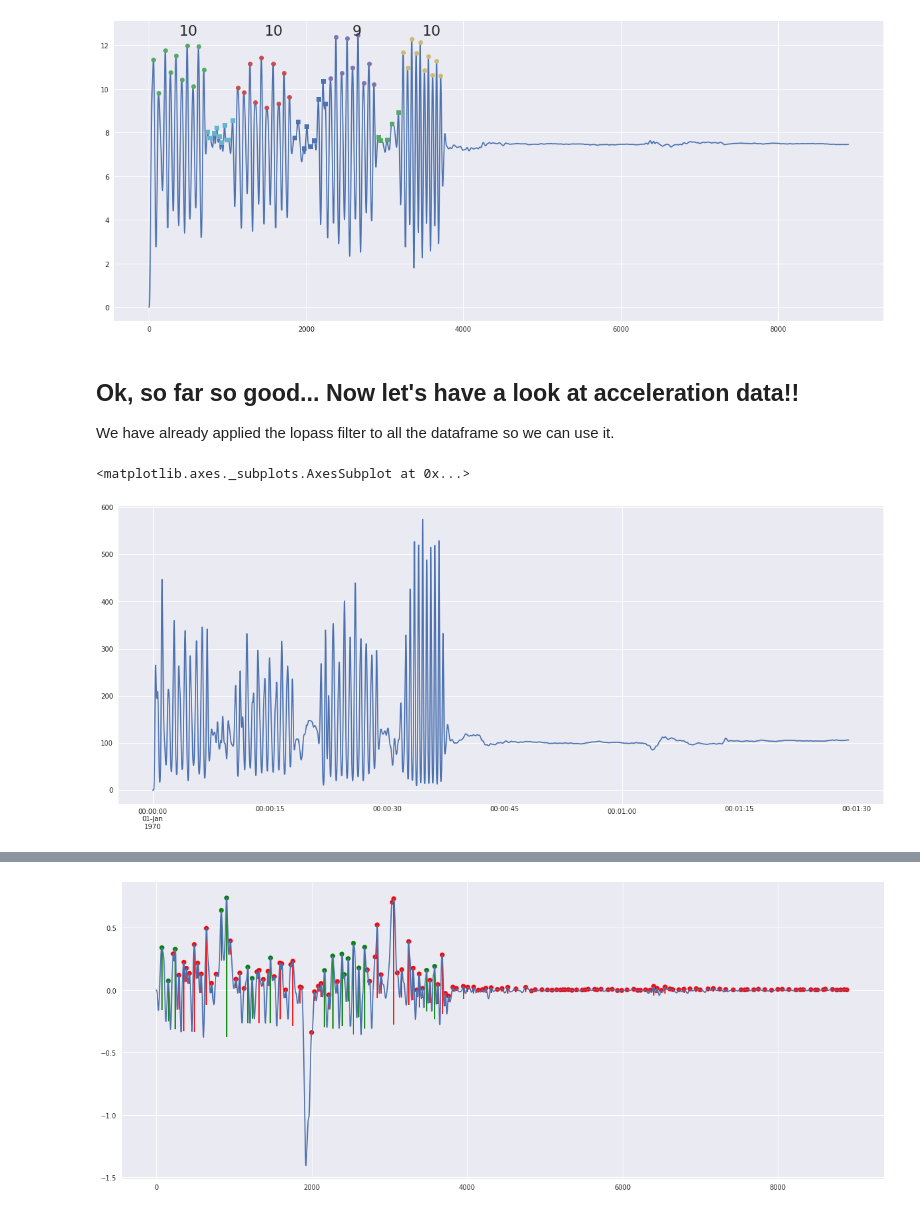
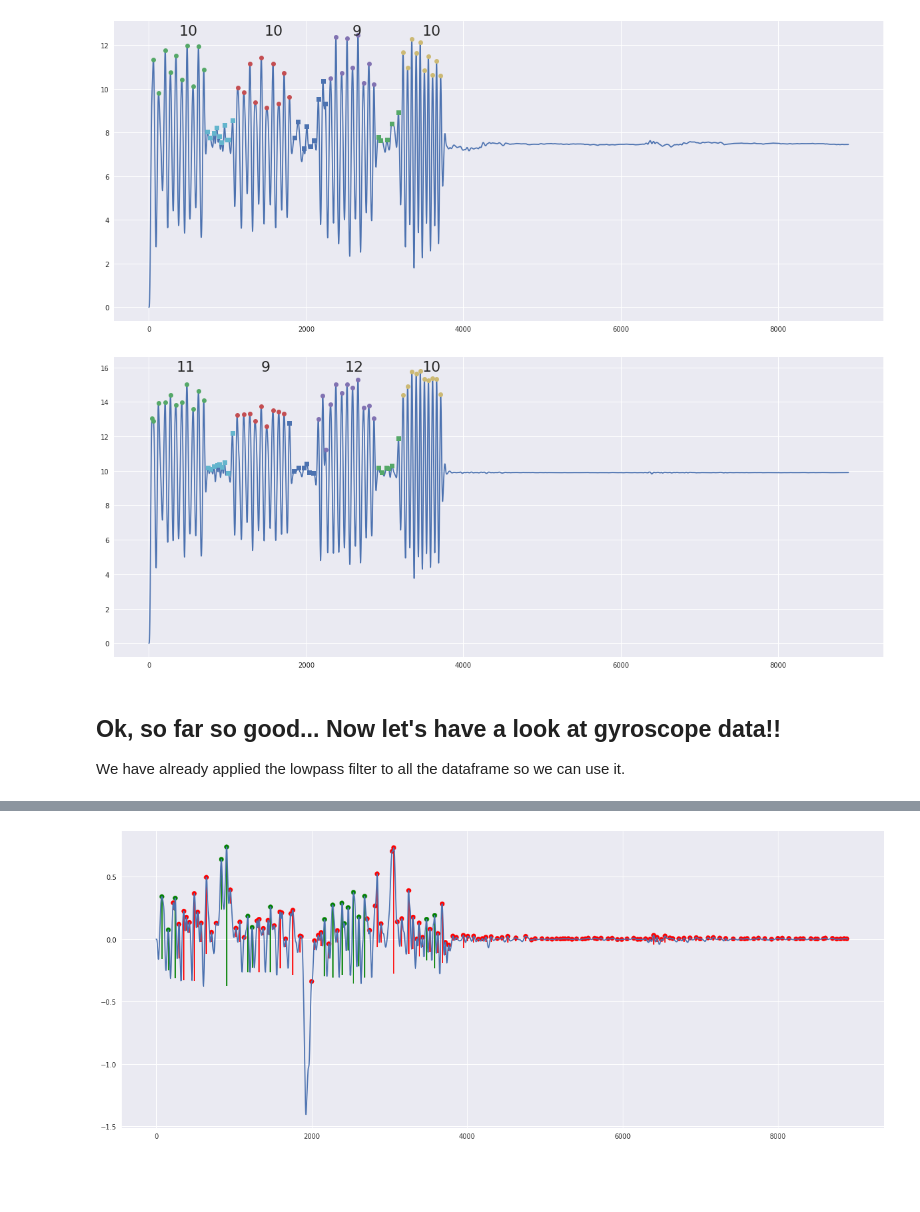
Before and after one commit to pdkit/pdkit, a Jupyter notebook: notebooks/ACC_WALK_TURN_DETECTION.ipynb, the cells around one changed output, grey strips where cells are left out. Saved outputs shown, nothing was run; the diff lists cells and outputs as text; code cells hidden in the pictures; blank space fills up the shorter version.

```diff
--- a/notebooks/ACC_WALK_TURN_DETECTION.ipynb
+++ b/notebooks/ACC_WALK_TURN_DETECTION.ipynb
@@ -240,9 +263,8 @@ plot_walks_turns(df.y.values)
+# %%
+plot_walks_turns(df.mag_sum_acc.values)
+# %% [output]
+[figure, added]
 # %% [markdown]
-## Ok, so far so good... Now let's have a look at acceleration data!!
+## Ok, so far so good... Now let's have a look at gyroscope data!!
 
-We have already applied the lopass filter to all the dataframe so we can use it.
+We have already applied the lowpass filter to all the dataframe so we can use it.
-# %%
-(df.x * df.y * df.z).plot()
-# %% [output]
-<matplotlib.axes._subplots.AxesSubplot at 0x...>
-[figure, removed]
```
Also changed, not shown: parts of 9 cells of this notebook, 4 other files.
